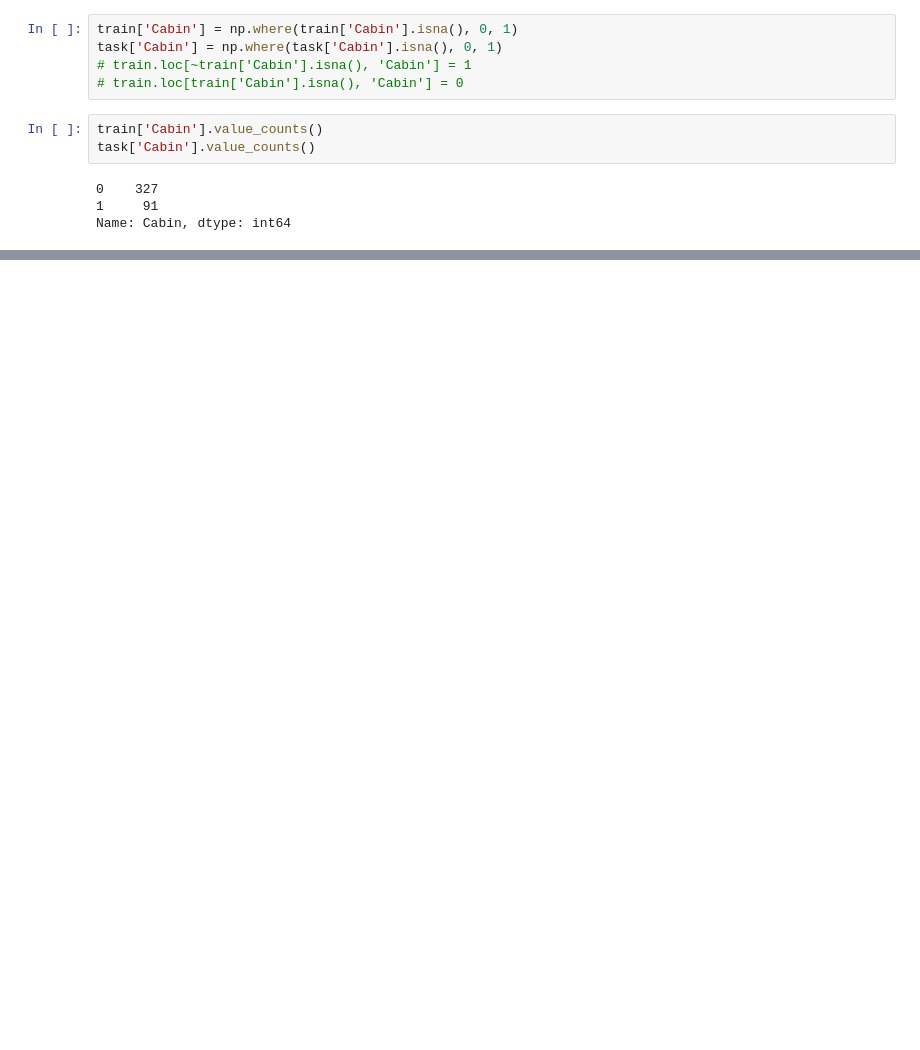
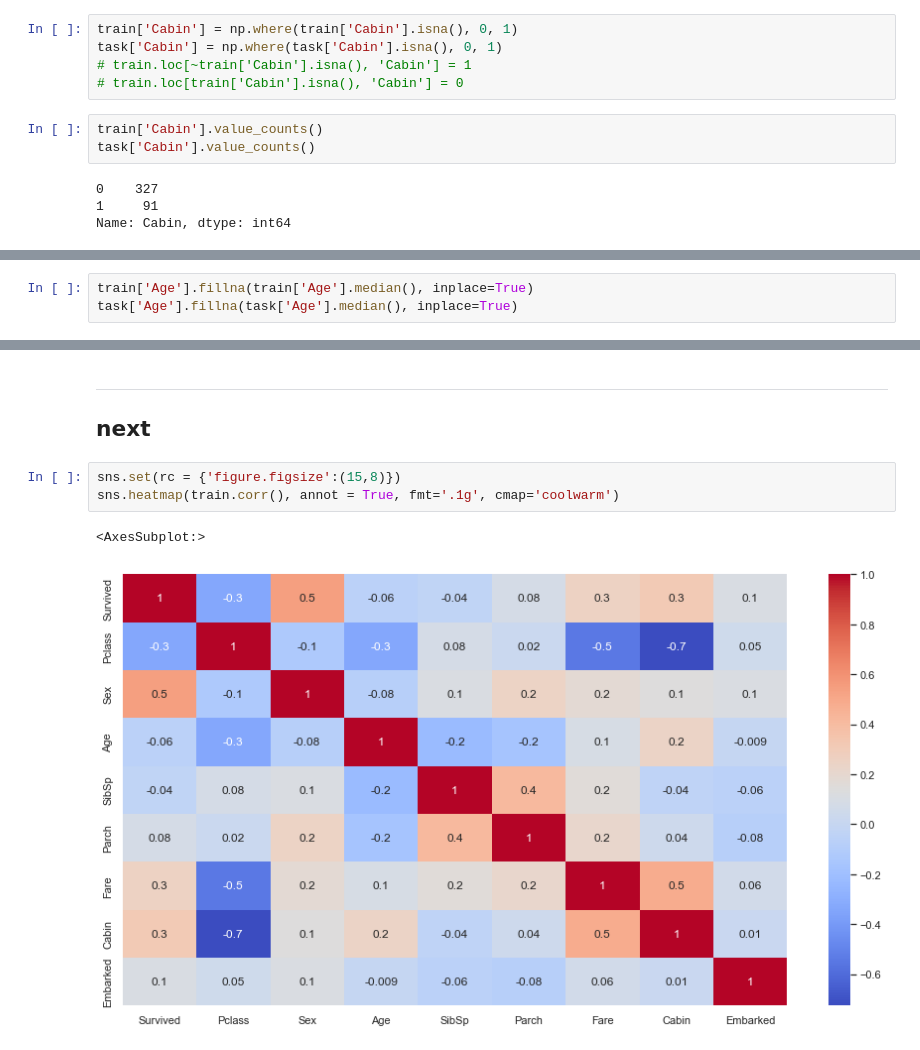
Before and after one commit to warshtayner/Kaggle_Titanic, a Jupyter notebook: prediction_version_2.ipynb, the cells around one changed output, grey strips where cells are left out. Cells and saved outputs as stored; diff of their text form; blank space fills up the shorter version.

```diff
--- a/prediction_version_2.ipynb
+++ b/prediction_version_2.ipynb
@@ -336,0 +340,3 @@ train[train['Ticket'] == '347088']
+# %%
+train['Age'].fillna(train['Age'].median(), inplace=True)
+task['Age'].fillna(task['Age'].median(), inplace=True)
@@ -336,0 +363,10 @@ train[train['Ticket'] == '347088']
+# %% [markdown]
+---
+next
+---
+# %%
+sns.set(rc = {'figure.figsize':(15,8)})
+sns.heatmap(train.corr(), annot = True, fmt='.1g', cmap='coolwarm')
+# %% [output]
+<AxesSubplot:>
+[figure, added]
```
Also changed, not shown: parts of 41 cells of this notebook.
